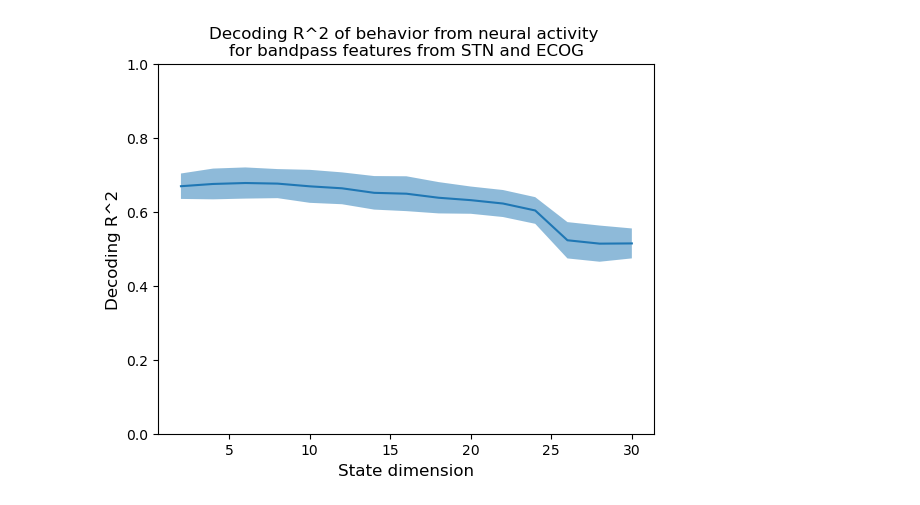
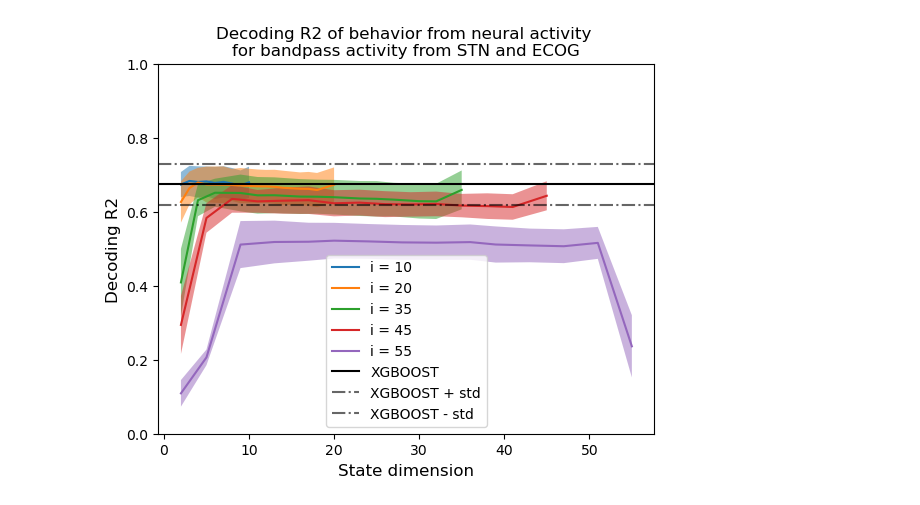
Before and after one commit to lauraflyra/BehaviorallyRelevantNeuralDynamicsWithPSID, a Jupyter notebook: src/explore_state_dimensions.ipynb, the cells around one changed output. Cells and saved outputs as stored; diff of their text form; code cells hidden in the pictures.

Commit message:
fix i for one exploration, run test explorations for multiple features sub 000 and bandpass features sub 003

```diff
--- a/src/explore_state_dimensions.ipynb
+++ b/src/explore_state_dimensions.ipynb
@@ -77,0 +30,11 @@ Behavior decoding evaluation:
+# %%
+xgboost_mean_r2_bandpass = 0.675
+xgboost_std_r2_bandpass = 0.056
+# %%
+i_s = [10,20, 35, 45, 55]
+evals = []
+behavior_dims_latents =[]
+for i in i_s:
+    eval,behavior_dims_latent = explore_latent_behavior_dims(neural = feature_df_bandpass, behavior= behavior_df, k_folds=5, n_dims=15, max_dim=i,i=i, cv_eval='R2')
+    evals.append(eval)
+    behavior_dims_latents.append(behavior_dims_latent)
@@ -78,10 +59,25 @@ Behavior decoding evaluation:
 # %%
-plt.plot(behavior_dims_latent, np.mean(eval_over_dims, axis = 1))
-plt.fill_between(behavior_dims_latent, np.mean(eval_over_dims, axis = 1) - np.std(eval_over_dims, axis = 1), np.mean(eval_over_dims, axis = 1) + np.std(eval_over_dims, axis = 1), alpha = 0.5)
-plt.ylim(0,1)
-plt.ylabel("Decoding R^2", fontsize = 12)
-plt.xlabel("State dimension", fontsize = 12)
-plt.title("Decoding R^2 of behavior from neural activity \nfor bandpass features from STN and ECOG", fontsize = 12)
+metrics = "R2"
+feature_type = "bandpass activity"
+channel_type = 'STN and ECOG'
+for j in range(len(i_s)):
+        plt.plot(behavior_dims_latents[j], np.mean(evals[j], axis=1), label="i = {}".format(i_s[j]))
+        plt.fill_between(behavior_dims_latents[j],
+                         np.mean(evals[j], axis=1) - np.std(evals[j], axis=1),
+                         np.mean(evals[j], axis=1) + np.std(evals[j], axis=1),
+                         alpha=0.5)
+plt.axhline(y=xgboost_mean_r2_bandpass, color='black', linestyle='-', label='XGBOOST')
+plt.axhline(y=xgboost_mean_r2_bandpass + xgboost_std_r2_bandpass, color='black', linestyle='-.',
+            label='XGBOOST + std', alpha=0.6)
+plt.axhline(y=xgboost_mean_r2_bandpass - xgboost_std_r2_bandpass, color='black', linestyle='-.',
+            label='XGBOOST - std', alpha=0.6)
+plt.ylim(0, 1)
+plt.ylabel("Decoding " + metrics, fontsize=12)
+plt.xlabel("State dimension", fontsize=12)
+plt.legend()
+plt.title(
+    "Decoding " + metrics + " of behavior from neural activity \nfor " + feature_type + " from " + channel_type,
+    fontsize=12)
 plt.show()
 # %% [output]
-[figure, old version]
+[figure, new version]
```
Also changed, not shown: parts of 27 cells of this notebook.
